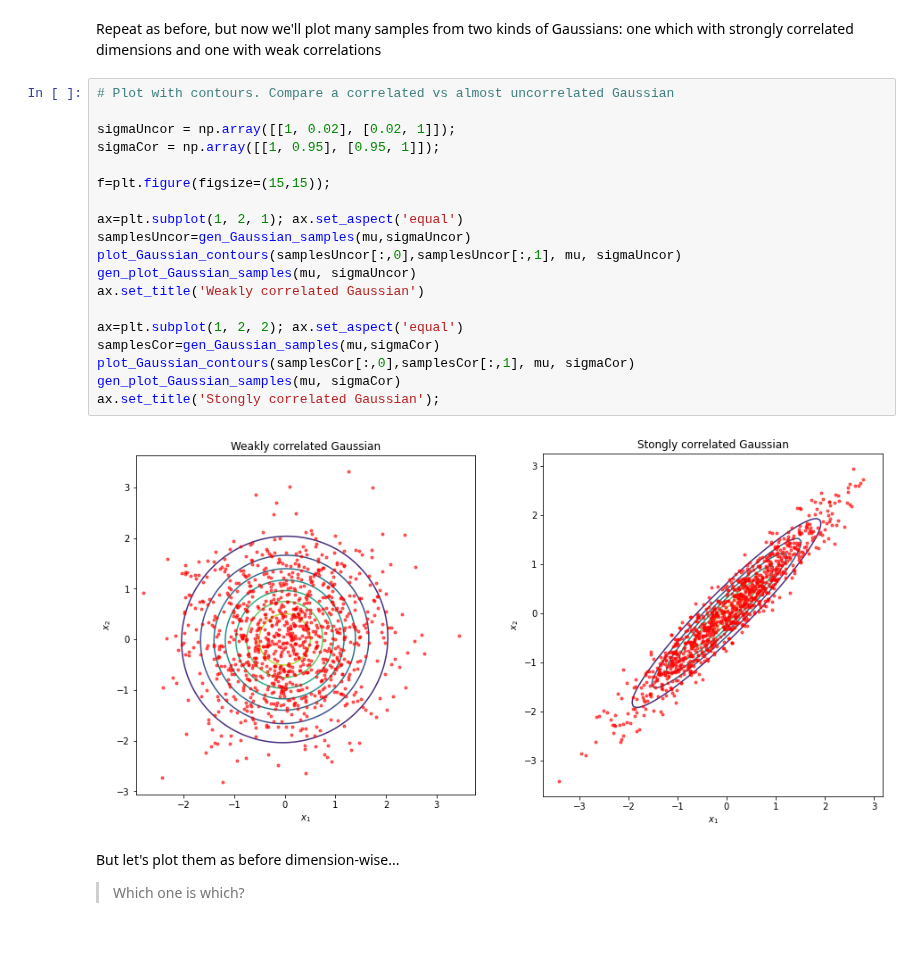
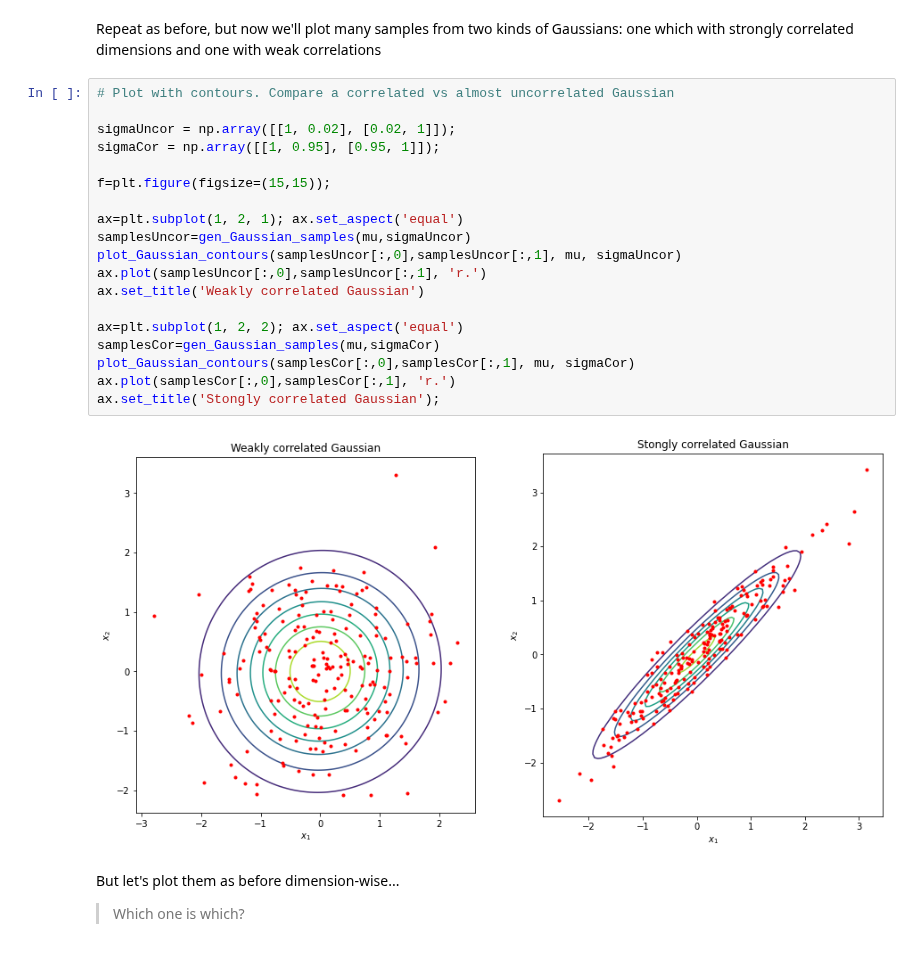
Before and after one commit to stommen/tif285, a Jupyter notebook: MachineLearning/GP/demo-GaussianProcesses.ipynb, the cells around one changed output. Cells and saved outputs as stored; diff of their text form.

Commit message:
Removed plot samples function. But needed a plot call instead.

```diff
--- a/MachineLearning/GP/demo-GaussianProcesses.ipynb
+++ b/MachineLearning/GP/demo-GaussianProcesses.ipynb
@@ -105,24 +104,24 @@ Repeat as before, but now we'll plot many samples from two kinds of Gaussians: o
 # %%
 # Plot with contours. Compare a correlated vs almost uncorrelated Gaussian
 
 sigmaUncor = np.array([[1, 0.02], [0.02, 1]]);
 sigmaCor = np.array([[1, 0.95], [0.95, 1]]);
 
 f=plt.figure(figsize=(15,15));
 
 ax=plt.subplot(1, 2, 1); ax.set_aspect('equal')
 samplesUncor=gen_Gaussian_samples(mu,sigmaUncor)
 plot_Gaussian_contours(samplesUncor[:,0],samplesUncor[:,1], mu, sigmaUncor)
-gen_plot_Gaussian_samples(mu, sigmaUncor)
+ax.plot(samplesUncor[:,0],samplesUncor[:,1], 'r.')
 ax.set_title('Weakly correlated Gaussian')
 
 ax=plt.subplot(1, 2, 2); ax.set_aspect('equal')
 samplesCor=gen_Gaussian_samples(mu,sigmaCor)
 plot_Gaussian_contours(samplesCor[:,0],samplesCor[:,1], mu, sigmaCor)
-gen_plot_Gaussian_samples(mu, sigmaCor)
+ax.plot(samplesCor[:,0],samplesCor[:,1], 'r.')
 ax.set_title('Stongly correlated Gaussian');
 # %% [output]
-[figure, old version]
+[figure, new version]
 # %% [markdown]
 But let's plot them as before dimension-wise...
 
```
Also changed, not shown: parts of 11 cells of this notebook.
